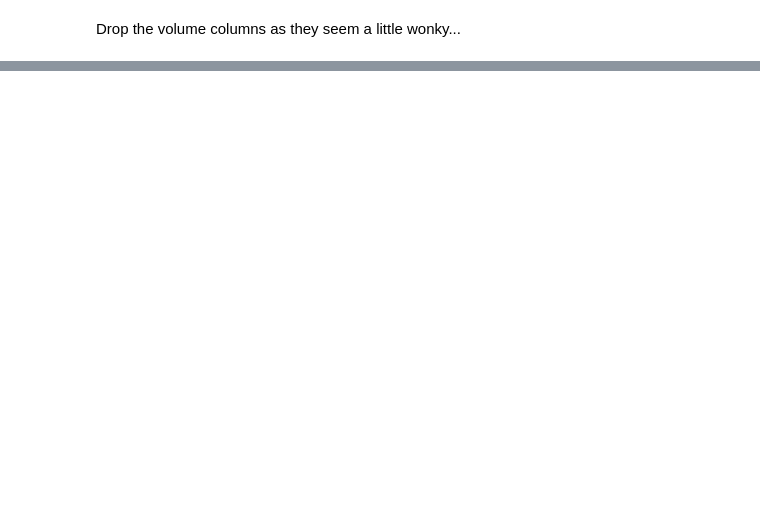
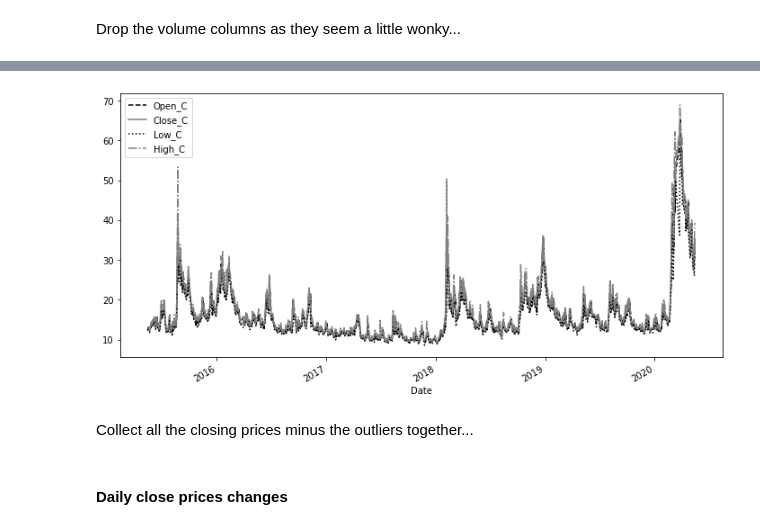
Before and after one commit to BR0B0T/Something, a Jupyter notebook: Exploratory Data Analysis.ipynb, the cells around one changed output, grey strips where cells are left out. Cells and saved outputs as stored; diff of their text form; code cells hidden in the pictures; blank space fills up the shorter version.

```diff
--- a/Exploratory Data Analysis.ipynb
+++ b/Exploratory Data Analysis.ipynb
@@ -94,0 +131,11 @@ prices_only
+# %%
+no_outlier_prices = prices_only[(np.abs(stats.zscore(prices_only)) < 6).all(axis=1)]
+# %%
+no_outlier_prices['Open_C'].plot(figsize=(12,6),  linestyle='--', color='black', legend='Open_C')
+no_outlier_prices['Close_C'].plot(figsize=(12,6), linestyle='-',  color='grey',  legend='Close_C')
+no_outlier_prices['Low_C'].plot(figsize=(12,6),   linestyle=':',  color='black', legend='Low_C')
+no_outlier_prices['High_C'].plot(figsize=(12,6),  linestyle='-.', color='grey',  legend='High_C');
+# %% [output]
+[figure, added]
+# %% [markdown]
+Collect all the closing prices minus the outliers together...
@@ -94,0 +144,2 @@ prices_only
+# %% [markdown]
+#### Daily close prices changes
```
Also changed, not shown: parts of 13 cells of this notebook.
